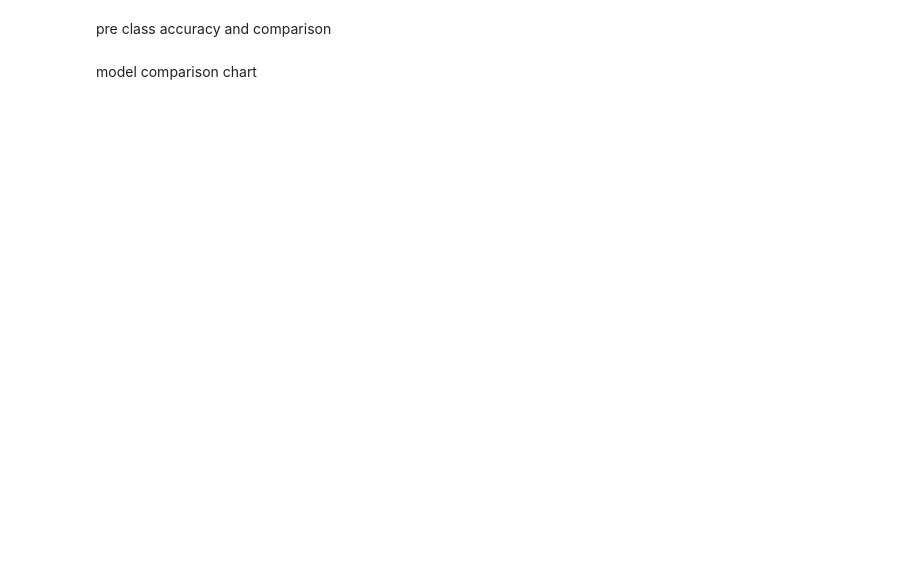
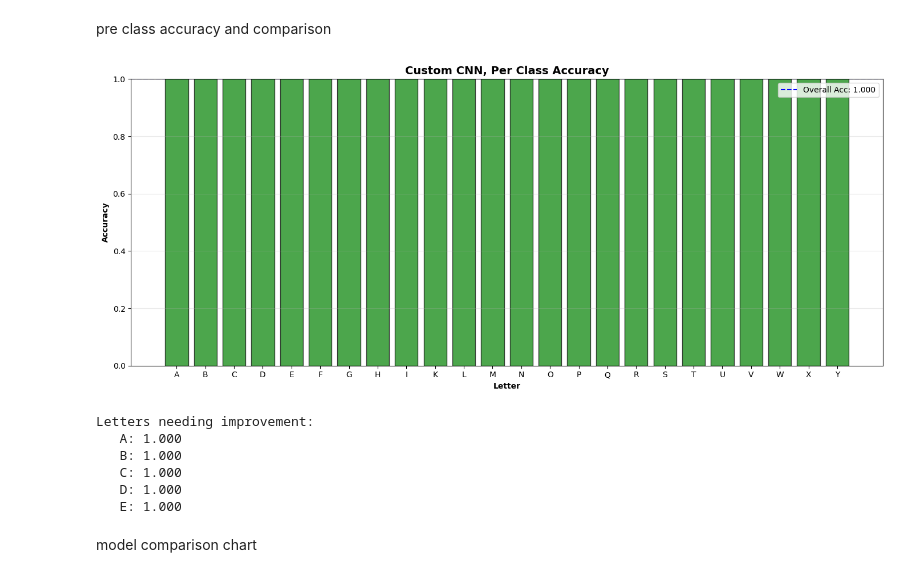
Before and after one commit to SharkFishie/CSCI323_ASL_Recognition, a Jupyter notebook: notebooks/04_Custom_CNN_Model.ipynb, the cells around one changed output. Saved outputs shown, nothing was run; the diff lists cells and outputs as text; code cells hidden in the pictures; blank space fills up the shorter version.

```diff
--- a/notebooks/04_Custom_CNN_Model.ipynb
+++ b/notebooks/04_Custom_CNN_Model.ipynb
@@ -360,4 +455,42 @@ create consusion matrix
 # %% [markdown]
 pre class accuracy and comparison
+# %%
+#per class accuracy, using actual label values to avoid J gap
+label_values = sorted(np.unique(y_true_classes))  # no 9
+
+per_class_acc = []
+for i in label_values:
+    mask = (y_true_classes == i)
+    acc = (y_pred_classes[mask] == i).sum() / mask.sum()
+    per_class_acc.append(float(acc))
+
+#plot
+plt.figure(figsize=(14, 6))
+bars = plt.bar(range(24), per_class_acc, color='green', edgecolor='black', alpha=0.7)
+plt.xlabel('Letter', fontweight='bold')
+plt.ylabel('Accuracy', fontweight='bold')
+plt.title('Custom CNN, Per Class Accuracy', fontweight='bold', fontsize=14)
+plt.xticks(range(24), letters)
+plt.ylim(0, 1)
+plt.axhline(y=val_accuracy, color='blue', linestyle='--', label=f'Overall Acc: {val_accuracy:.3f}')
+plt.legend()
+plt.grid(axis='y', alpha=0.3)
+plt.tight_layout()
+plt.savefig('../results/figures/custom_cnn_per_class_accuracy.png', dpi=300, bbox_inches='tight')
+plt.show()
+
+#worst performers
+worst = sorted(zip(letters, per_class_acc), key=lambda x: x[1])[:5]
+print("\nLetters needing improvement:")
+for letter, acc in worst:
+    print(f"   {letter}: {acc:.3f}")
+# %% [output]
+[figure, added]
+Letters needing improvement:
+   A: 1.000
+   B: 1.000
+   C: 1.000
+   D: 1.000
+   E: 1.000
 # %% [markdown]
 model comparison chart
```
Also changed, not shown: parts of 6 cells of this notebook, 5 other files.
